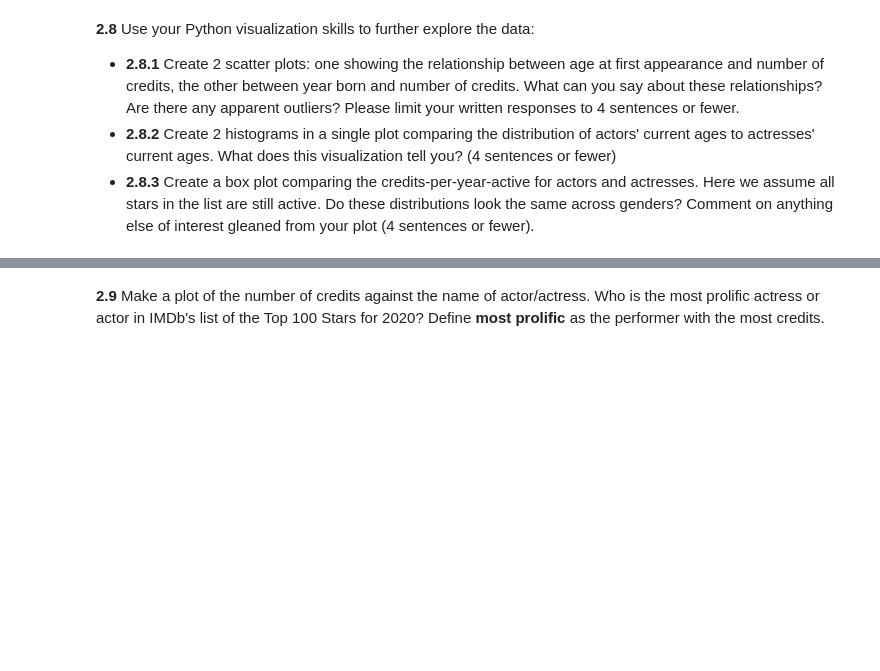
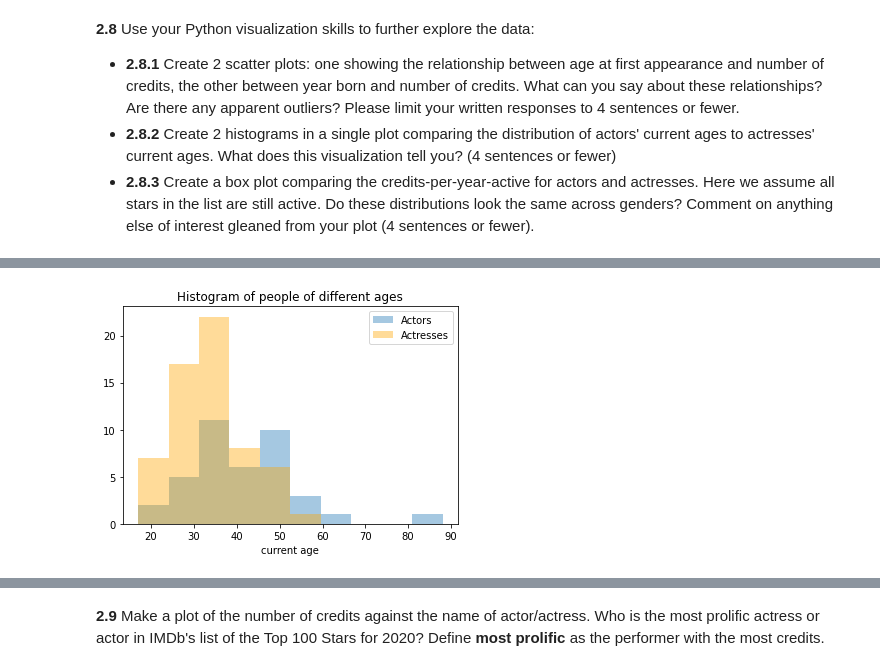
Before and after one commit to anuragmitra4/2021-s109a, a Jupyter notebook: psets/cs_s109a_hw1/cs_s109a_hw1.ipynb, the cells around one changed output, grey strips where cells are left out. Saved outputs shown, nothing was run; the diff lists cells and outputs as text; code cells hidden in the pictures; blank space fills up the shorter version.

```diff
--- a/psets/cs_s109a_hw1/cs_s109a_hw1.ipynb
+++ b/psets/cs_s109a_hw1/cs_s109a_hw1.ipynb
@@ -520,0 +736,14 @@ star_table
+# %%
+# 2.8.2
+current_actor_ages = 2021 - frame[frame.gender == 0].year_born
+current_actress_ages = 2021 - frame[frame.gender == 1].year_born
+# https://stackoverflow.com/questions/23617129/matplotlib-how-to-make-two-histograms-have-the-same-bin-width
+# used the following line of code to get the same bin widths for the two histograms
+bins=np.histogram(np.hstack((current_actor_ages,current_actress_ages)), bins=10)[1] #get the bin edges
+plt.hist(current_actor_ages, alpha=0.4, label='Actors', bins=bins);
+plt.hist(current_actress_ages, color='orange', alpha=0.4, label='Actresses', bins=bins);
+plt.xlabel("current age")
+plt.title("Histogram of people of different ages")
+plt.legend();
+# %% [output]
+[figure, added]
```
Also changed, not shown: parts of 53 cells of this notebook, 3 other files.
